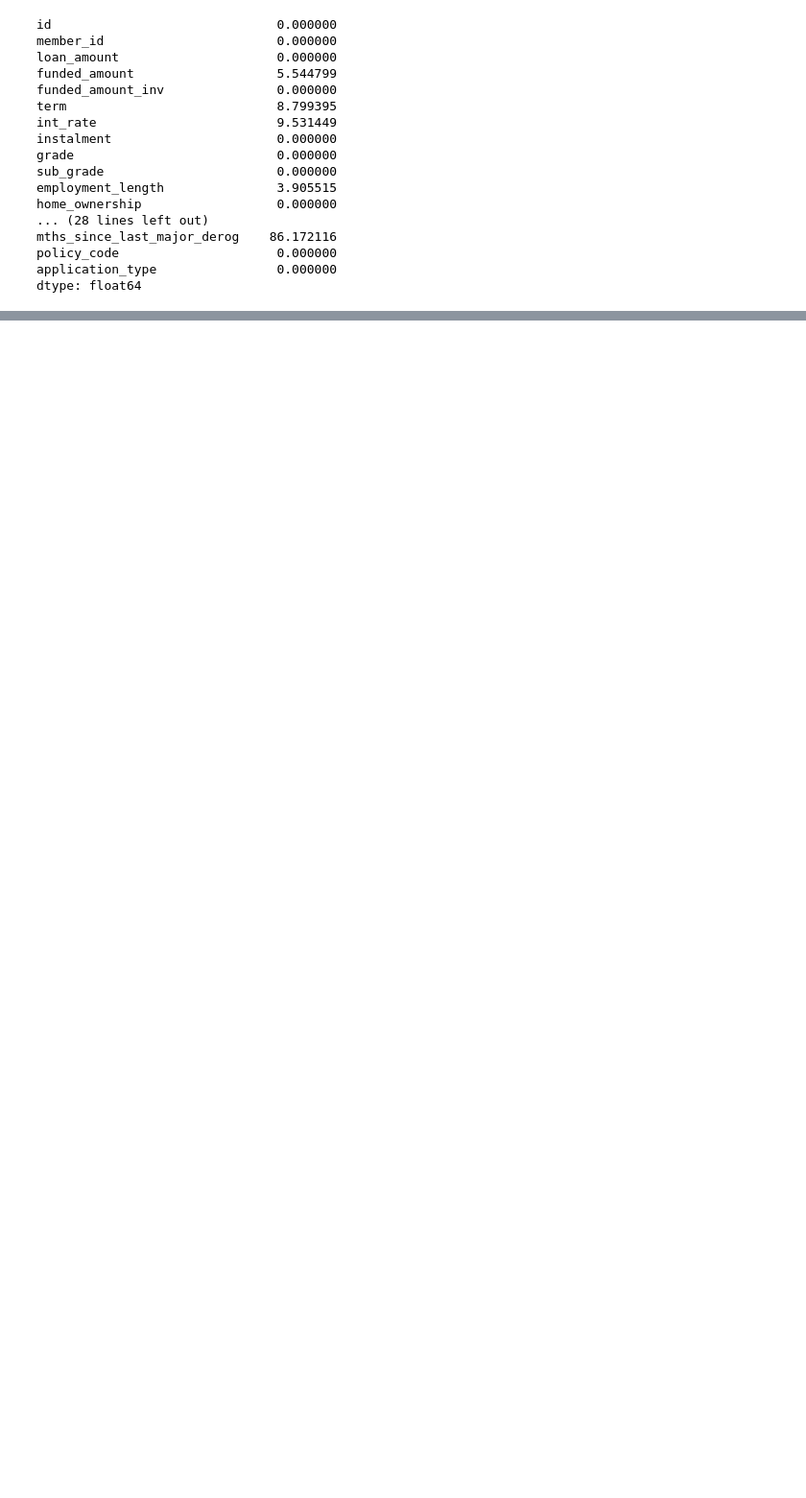
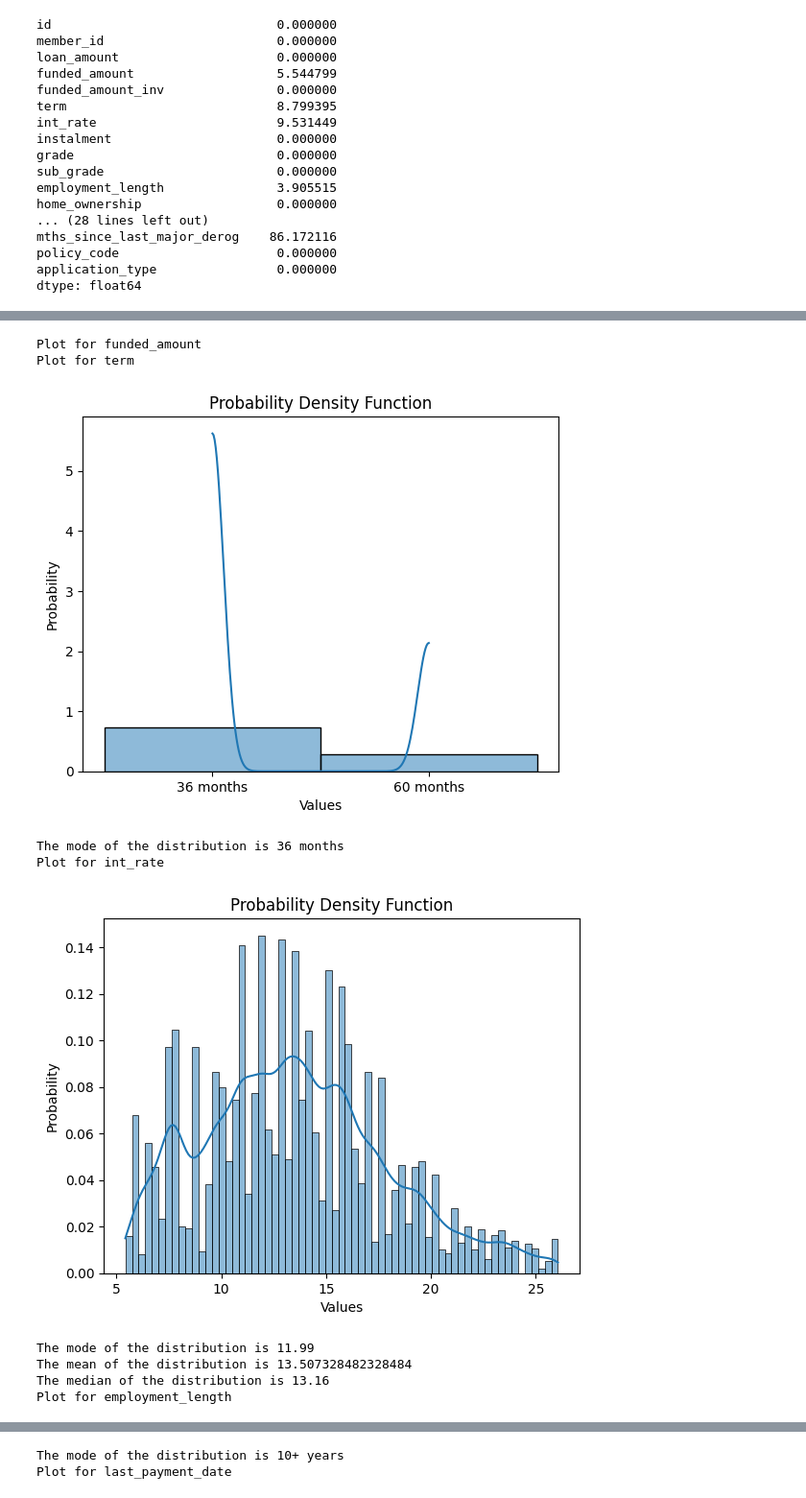
Before and after one commit to hargravexgt/EDA_Customer_loans, a Jupyter notebook: EDA.ipynb, the cells around one changed output, grey strips where cells are left out. Shown: that part at 96% size. Saved outputs shown, nothing was run; the diff lists cells and outputs as text; code cells hidden in the pictures; blank space fills up the shorter version.

```diff
--- a/EDA.ipynb
+++ b/EDA.ipynb
@@ -37,0 +63,37 @@ dtype: float64
+# %%
+# Let's check the MCAR assumption for each of these nulls.
+import plotly.express as px
+
+null_sums = loan_payments.isna().sum()
+
+with_nulls = null_sums[null_sums > 0]
+
+cols_with_nulls_ls = list(with_nulls.keys())
+
+null_testing_df = loan_payments.copy()
+
+for col in cols_with_nulls_ls:
+    null_testing_df[f'{col}_nulls'] = loan_payments[col].isna()
+
+px.imshow(null_testing_df.corr(numeric_only=True), title="Correlation heatmap for checking MCAR of nulls")
+# %%
+# We can see from this graphic that MCAR holds for all the nulls. Now we need to decide how to compute. Let's look at rhe distributions of the columns
+plotter_1=db.Plotter()
+
+for col in cols_with_nulls_ls:
+    try:
+        print(f'Plot for {col}')
+        plotter_1.PDF_plot_with_averages(loan_payments, col)
+    except:
+        pass
+# %% [output]
+Plot for funded_amount
+Plot for term
+[figure, added]
+The mode of the distribution is 36 months
+Plot for int_rate
+[figure, added]
+The mode of the distribution is 11.99
+The mean of the distribution is 13.507328482328484
+The median of the distribution is 13.16
+Plot for employment_length
@@ -37,0 +101,2 @@ dtype: float64
+The mode of the distribution is 10+ years
+Plot for last_payment_date
```
Also changed, not shown: parts of 18 cells of this notebook, 2 other files.
